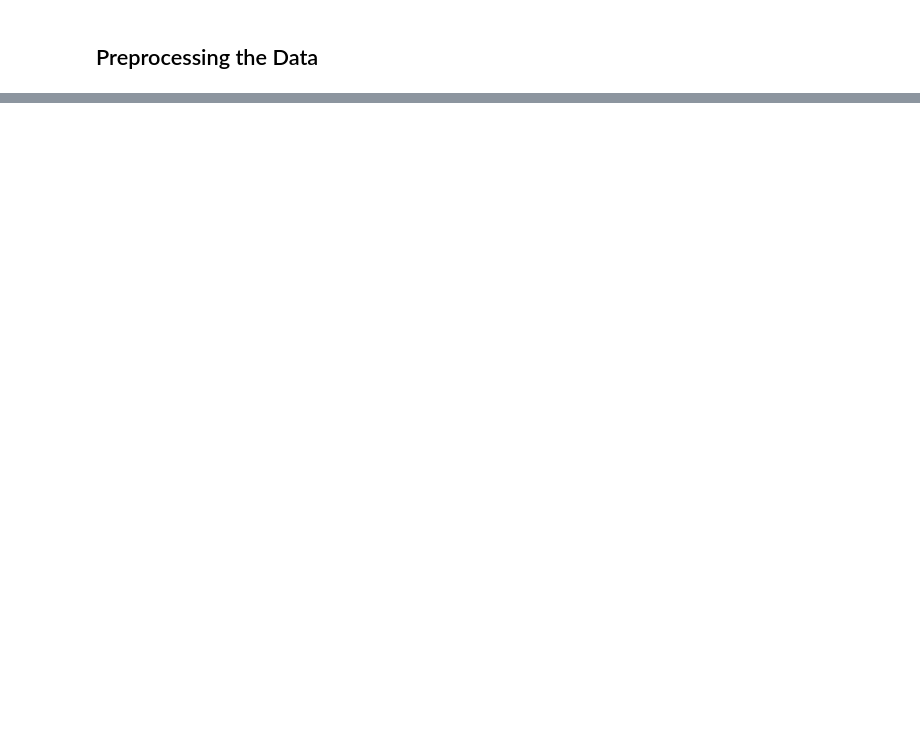
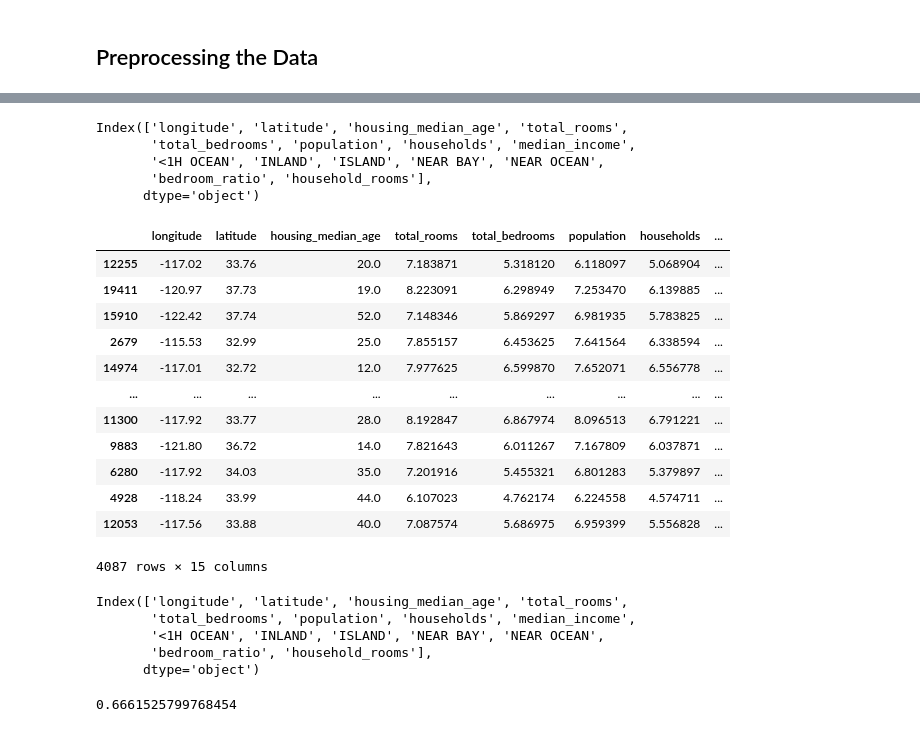
Before and after one commit to debarshee2004/house_price_prediction, a Jupyter notebook: src/main.ipynb, the cells around one changed output, grey strips where cells are left out. Drawn from its saved outputs; the diff is of its cells as text; code cells hidden in the pictures; blank space fills up the shorter version.

```diff
--- a/src/main.ipynb
+++ b/src/main.ipynb
@@ -349,0 +356,21 @@ sns.scatterplot(x="latitude", y="longitude", data=train_data, hue="median_house_
+# %%
+test_data = x_test.join(y_test)
+
+test_data["total_rooms"] = np.log(test_data["total_rooms"] + 1)
+test_data["total_bedrooms"] = np.log(test_data["total_bedrooms"] + 1)
+test_data["population"] = np.log(test_data["population"] + 1)
+test_data["households"] = np.log(test_data["households"] + 1)
+# %%
+# test_data.join(pd.get_dummies(train_data.ocean_proximity)).drop('ocean_proximity', axis=1)
+
+# Create one-hot encoded columns for 'ocean_proximity'
+dummies = pd.get_dummies(test_data['ocean_proximity'])
+
+# Replace True/False with 1/0
+dummies = dummies.astype(int)
+
+# Join the one-hot encoded columns to your DataFrame
+test_data = test_data.join(dummies)
+
+# Drop the original 'ocean_proximity' column
+test_data = test_data.drop('ocean_proximity', axis=1)
@@ -349,0 +399,32 @@ sns.scatterplot(x="latitude", y="longitude", data=train_data, hue="median_house_
+# %%
+x_train_data.columns
+# %% [output]
+Index(['longitude', 'latitude', 'housing_median_age', 'total_rooms',
+       'total_bedrooms', 'population', 'households', 'median_income',
+       '<1H OCEAN', 'INLAND', 'ISLAND', 'NEAR BAY', 'NEAR OCEAN',
+       'bedroom_ratio', 'household_rooms'],
+      dtype='object')
+# %%
+x_test_data
+# %% [output]
+|  | longitude | latitude | housing_median_age | total_rooms | total_bedrooms | population | households | ... |
+| 12255 | -117.02 | 33.76 | 20.0 | 7.183871 | 5.318120 | 6.118097 | 5.068904 | ... |
+| 19411 | -120.97 | 37.73 | 19.0 | 8.223091 | 6.298949 | 7.253470 | 6.139885 | ... |
+| 15910 | -122.42 | 37.74 | 52.0 | 7.148346 | 5.869297 | 6.981935 | 5.783825 | ... |
+| 2679 | -115.53 | 32.99 | 25.0 | 7.855157 | 6.453625 | 7.641564 | 6.338594 | ... |
+| 14974 | -117.01 | 32.72 | 12.0 | 7.977625 | 6.599870 | 7.652071 | 6.556778 | ... |
+| ... | ... | ... | ... | ... | ... | ... | ... | ... |
+| 11300 | -117.92 | 33.77 | 28.0 | 8.192847 | 6.867974 | 8.096513 | 6.791221 | ... |
+| 9883 | -121.80 | 36.72 | 14.0 | 7.821643 | 6.011267 | 7.167809 | 6.037871 | ... |
+| 6280 | -117.92 | 34.03 | 35.0 | 7.201916 | 5.455321 | 6.801283 | 5.379897 | ... |
+| 4928 | -118.24 | 33.99 | 44.0 | 6.107023 | 4.762174 | 6.224558 | 4.574711 | ... |
+| 12053 | -117.56 | 33.88 | 40.0 | 7.087574 | 5.686975 | 6.959399 | 5.556828 | ... |
+4087 rows × 15 columns
+# %%
+x_test_data.columns
+# %% [output]
+Index(['longitude', 'latitude', 'housing_median_age', 'total_rooms',
+       'total_bedrooms', 'population', 'households', 'median_income',
+       '<1H OCEAN', 'INLAND', 'ISLAND', 'NEAR BAY', 'NEAR OCEAN',
+       'bedroom_ratio', 'household_rooms'],
+      dtype='object')
@@ -349,0 +444,4 @@ sns.scatterplot(x="latitude", y="longitude", data=train_data, hue="median_house_
+# %%
+reg.score(x_test_data, y_test_data)
+# %% [output]
+0.6661525799768454
```
Also changed, not shown: parts of 28 cells of this notebook.
